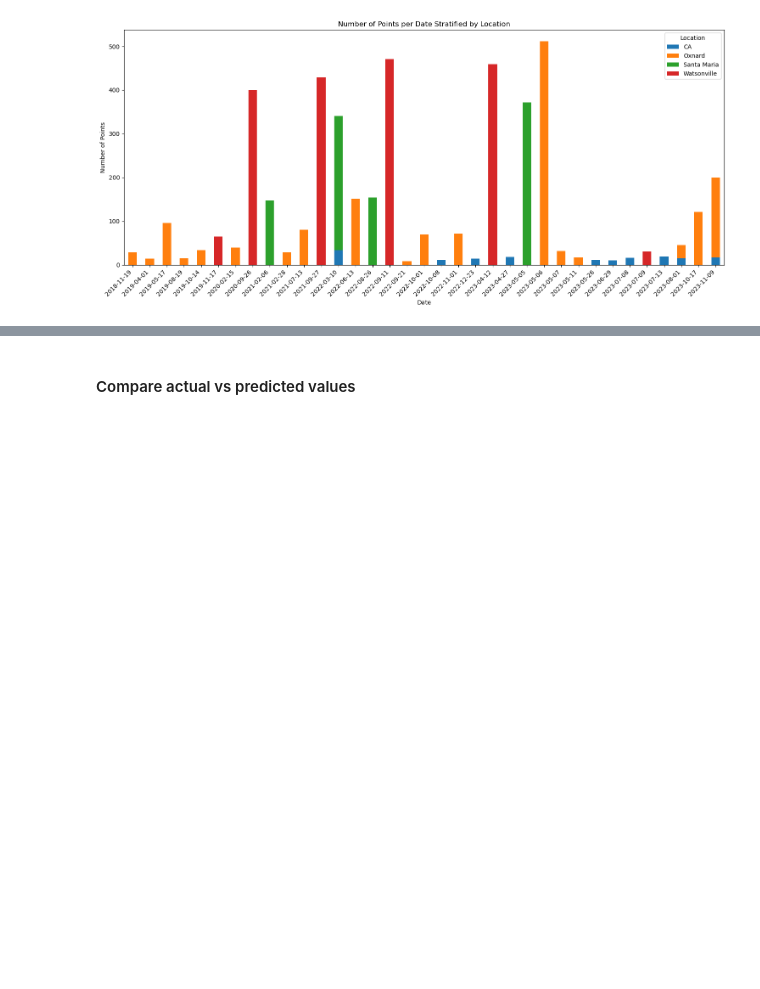
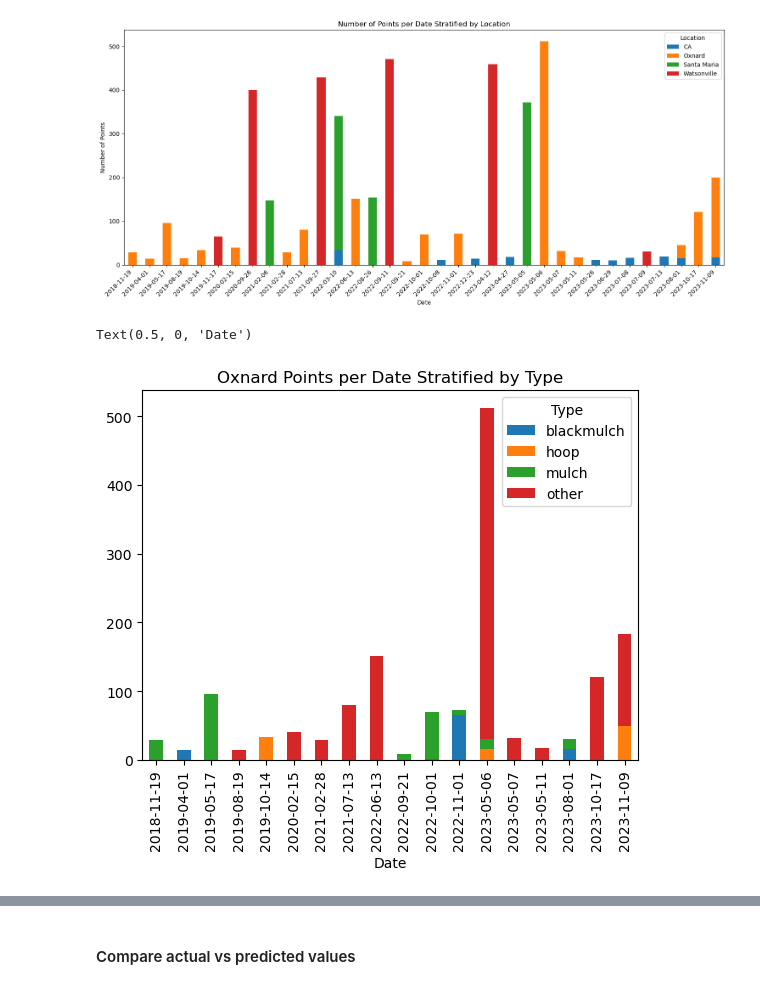
Before and after one commit to tnc-ca-geo/rs-ag-plastics, a Jupyter notebook: AT_Validation_Monthly_2025.ipynb, the cells around one changed output, grey strips where cells are left out. Drawn from its saved outputs; the diff is of its cells as text; code cells hidden in the pictures; blank space fills up the shorter version.

```diff
--- a/AT_Validation_Monthly_2025.ipynb
+++ b/AT_Validation_Monthly_2025.ipynb
@@ -97,4 +97,18 @@ Santa Maria     980
 CA              165
 Name: count, dtype: int64
 [figure]
+# %%
+# get all of the oxnard data for any year
+oxnard_data = all_data_test[all_data_test['Location'] == 'Oxnard']
+# group the data by date and type and count the number of points
+oxnard_grouped = oxnard_data.groupby(['Date', 'Type']).size().reset_index(name='Count')
+# pivot the data to get a table with dates as rows and types as columns
+oxnard_pivot = oxnard_grouped.pivot(index='Date', columns='Type', values='Count').fillna(0)
+# plot the data
+oxnard_pivot.plot(kind='bar', stacked=True)
+plt.title('Oxnard Points per Date Stratified by Type')
+plt.xlabel('Date')
+# %% [output]
+Text(0.5, 0, 'Date')
+[figure, added]
 # %% [markdown]
```
Also changed, not shown: parts of 3 cells of this notebook.
